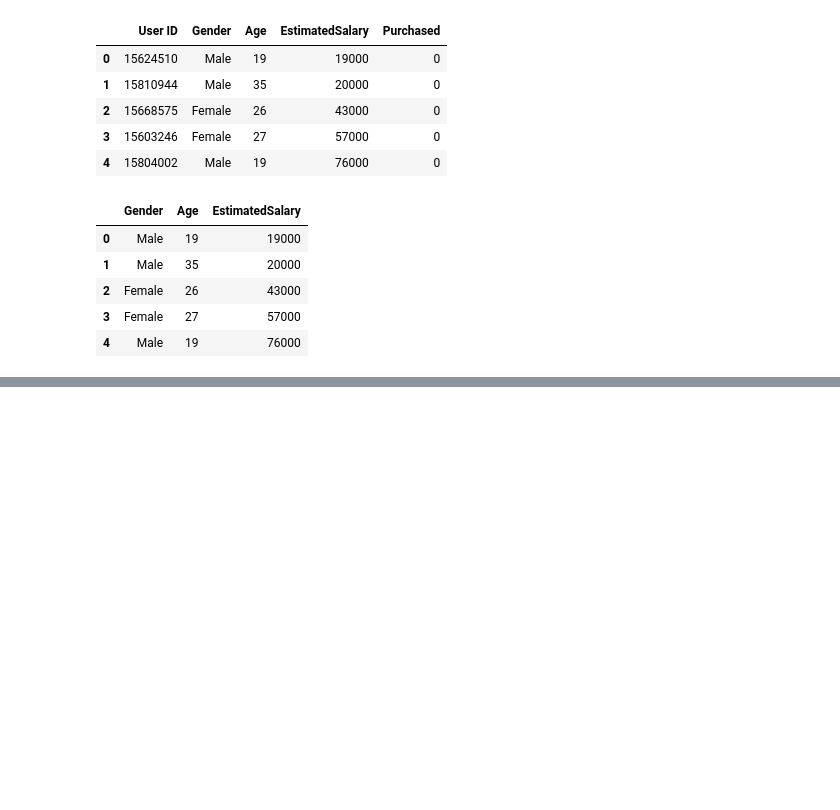
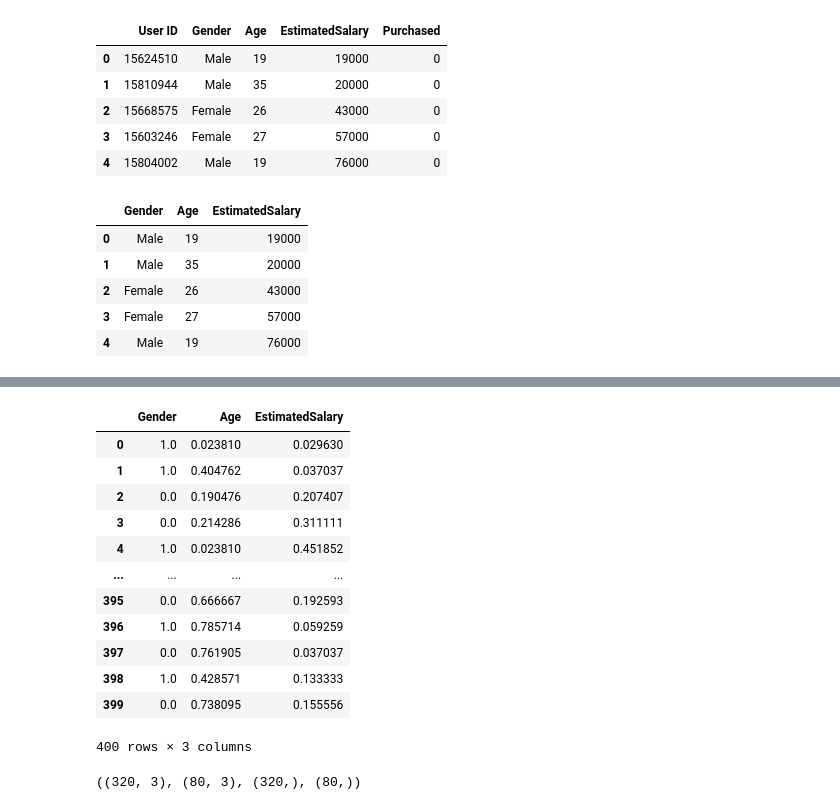
Before and after one commit to Sri-Tulasi/VIT_Morning_Slot, a Jupyter notebook: Logistic Regression.ipynb, the cells around one changed output, grey strips where cells are left out. Cells and saved outputs as stored; diff of their text form; code cells hidden in the pictures; blank space fills up the shorter version.

```diff
--- a/Logistic Regression.ipynb
+++ b/Logistic Regression.ipynb
@@ -163,0 +174,6 @@ x.head()
+# %%
+#label encoding
+from sklearn.preprocessing import LabelEncoder
+le=LabelEncoder()
+x.Gender=le.fit_transform(x.Gender)
+x.head()
@@ -163,0 +187,21 @@ x.head()
+# %%
+#feature scaling
+from sklearn.preprocessing import MinMaxScaler
+ms=MinMaxScaler()
+x_scaled=pd.DataFrame(ms.fit_transform(x),columns=x.columns)
+# %%
+x_scaled
+# %% [output]
+|  | Gender | Age | EstimatedSalary |
+| 0 | 1.0 | 0.023810 | 0.029630 |
+| 1 | 1.0 | 0.404762 | 0.037037 |
+| 2 | 0.0 | 0.190476 | 0.207407 |
+| 3 | 0.0 | 0.214286 | 0.311111 |
+| 4 | 1.0 | 0.023810 | 0.451852 |
+| ... | ... | ... | ... |
+| 395 | 0.0 | 0.666667 | 0.192593 |
+| 396 | 1.0 | 0.785714 | 0.059259 |
+| 397 | 0.0 | 0.761905 | 0.037037 |
+| 398 | 1.0 | 0.428571 | 0.133333 |
+| 399 | 0.0 | 0.738095 | 0.155556 |
+400 rows × 3 columns
@@ -163,0 +212,4 @@ x.head()
+# %%
+x_train.shape,x_test.shape,y_train.shape,y_test.shape
+# %% [output]
+((320, 3), (80, 3), (320,), (80,))
```
Also changed, not shown: parts of 27 cells of this notebook.
